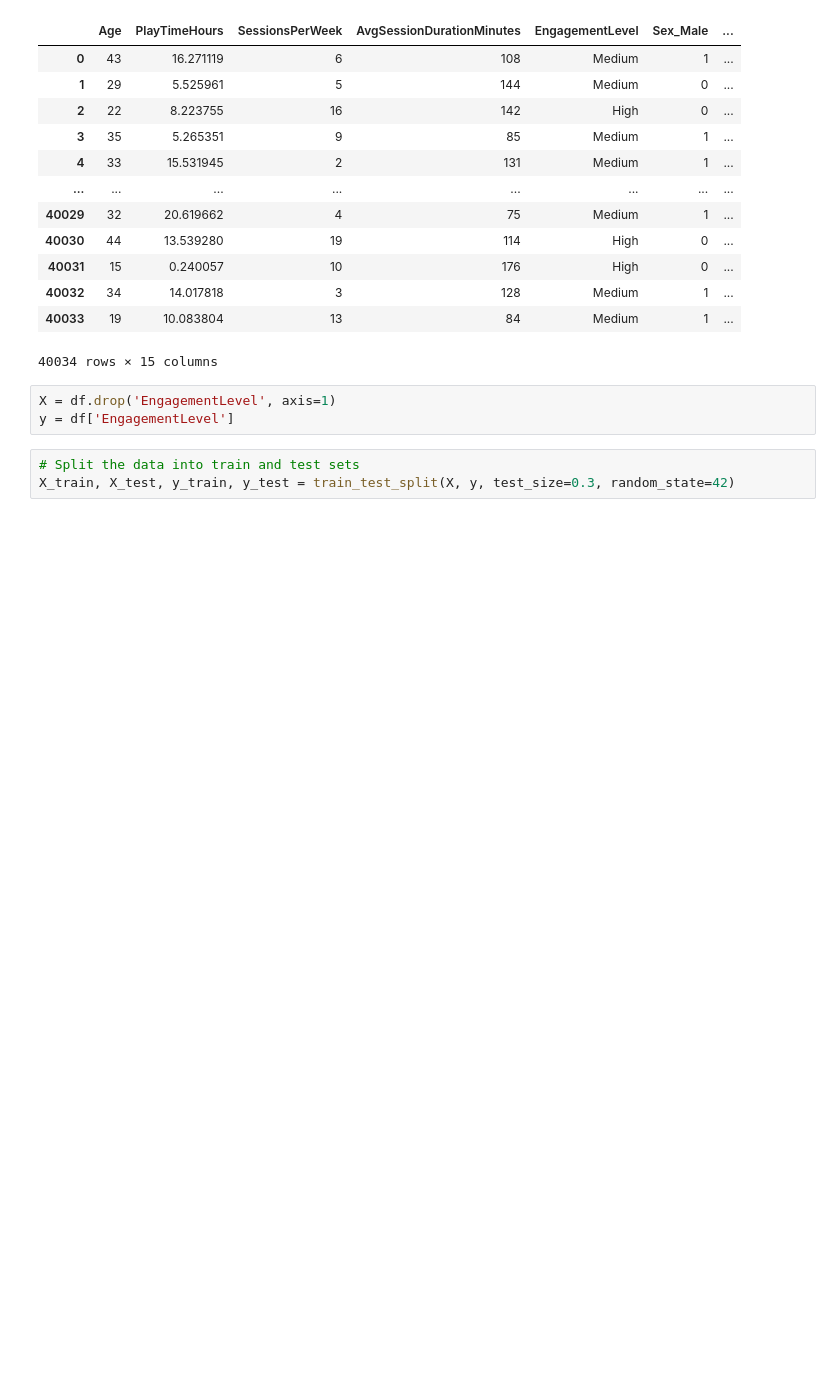
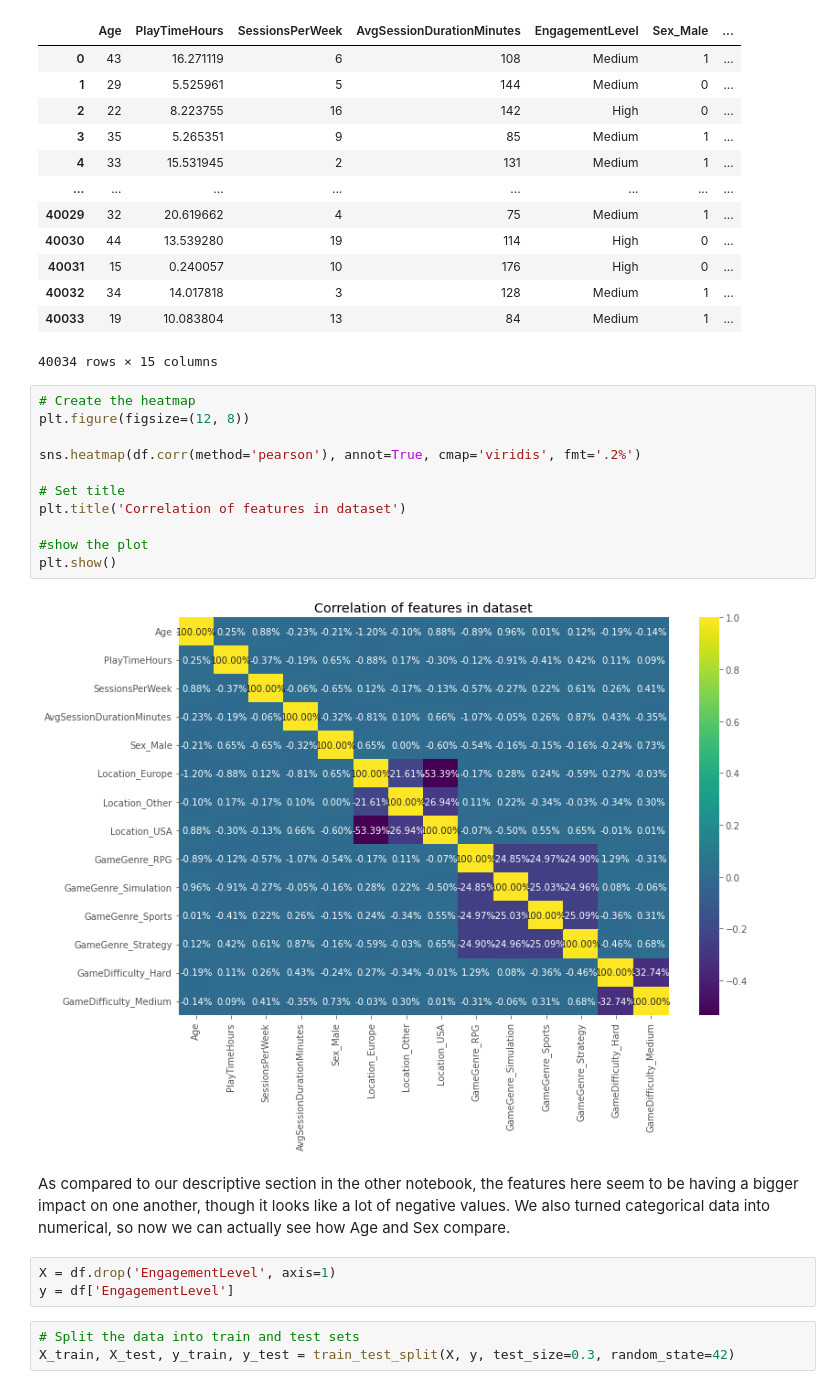
Before and after one commit to dmm4613/online-gaming-behavior-eda, a Jupyter notebook: online-gaming-behavior-predictions.ipynb, the cells around one changed output. Drawn from its saved outputs; the diff is of its cells as text; blank space fills up the shorter version.

```diff
--- a/online-gaming-behavior-predictions.ipynb
+++ b/online-gaming-behavior-predictions.ipynb
@@ -95,6 +94,21 @@ df
 | 40032 | 34 | 14.017818 | 3 | 128 | Medium | 1 | ... |
 | 40033 | 19 | 10.083804 | 13 | 84 | Medium | 1 | ... |
 40034 rows × 15 columns
+# %%
+# Create the heatmap
+plt.figure(figsize=(12, 8))
+
+sns.heatmap(df.corr(method='pearson'), annot=True, cmap='viridis', fmt='.2%')
+
+# Set title
+plt.title('Correlation of features in dataset')
+
+#show the plot
+plt.show()
+# %% [output]
+[figure, added]
+# %% [markdown]
+As compared to our descriptive section in the other notebook, the features here seem to be having a bigger impact on one another, though it looks like a lot of negative values. We also turned categorical data into numerical, so now we can actually see how Age and Sex compare.
 # %%
 X = df.drop('EngagementLevel', axis=1)
 y = df['EngagementLevel']
```
Also changed, not shown: parts of 16 cells of this notebook, 1 other file.
